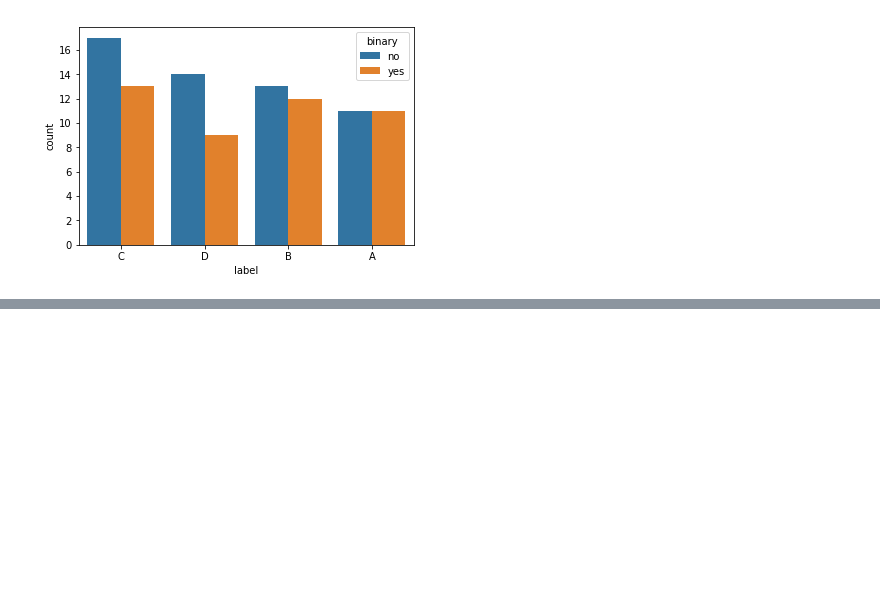
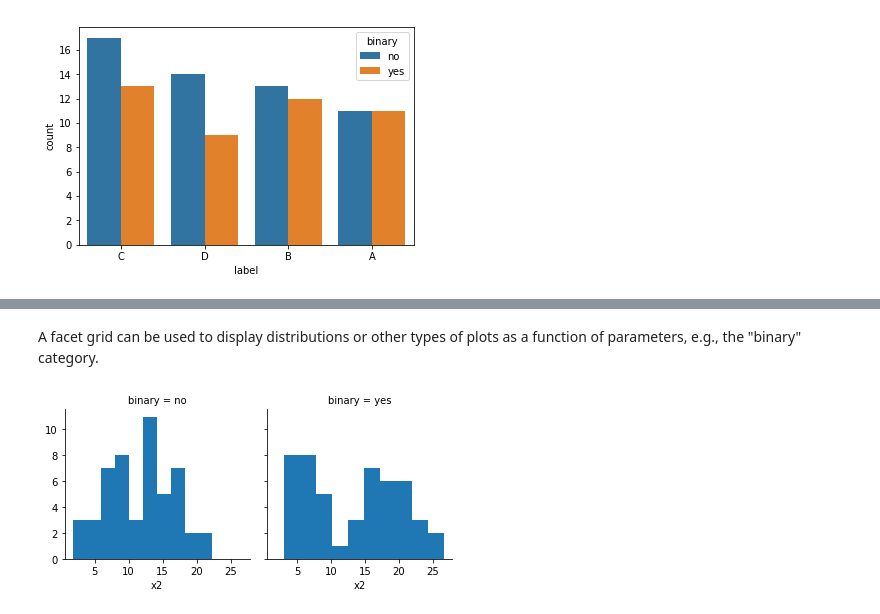
Before and after one commit to gjbex/training-material, a Jupyter notebook: Python/Seaborn/seaborn.ipynb, the cells around one changed output, grey strips where cells are left out. Saved outputs shown, nothing was run; the diff lists cells and outputs as text; code cells hidden in the pictures; blank space fills up the shorter version.

Commit message:
Add examples of facet grids in Seaborn

```diff
--- a/Python/Seaborn/seaborn.ipynb
+++ b/Python/Seaborn/seaborn.ipynb
@@ -167,0 +188,7 @@ sns.countplot(x='label', data=data, hue='binary');
+# %% [markdown]
+A facet grid can be used to display distributions or other types of plots as a function of parameters, e.g., the "binary" category.
+# %%
+graph = sns.FacetGrid(data, col='binary')
+graph.map(plt.hist, 'x2');
+# %% [output]
+[figure, added]
```
Also changed, not shown: parts of 10 cells of this notebook.
